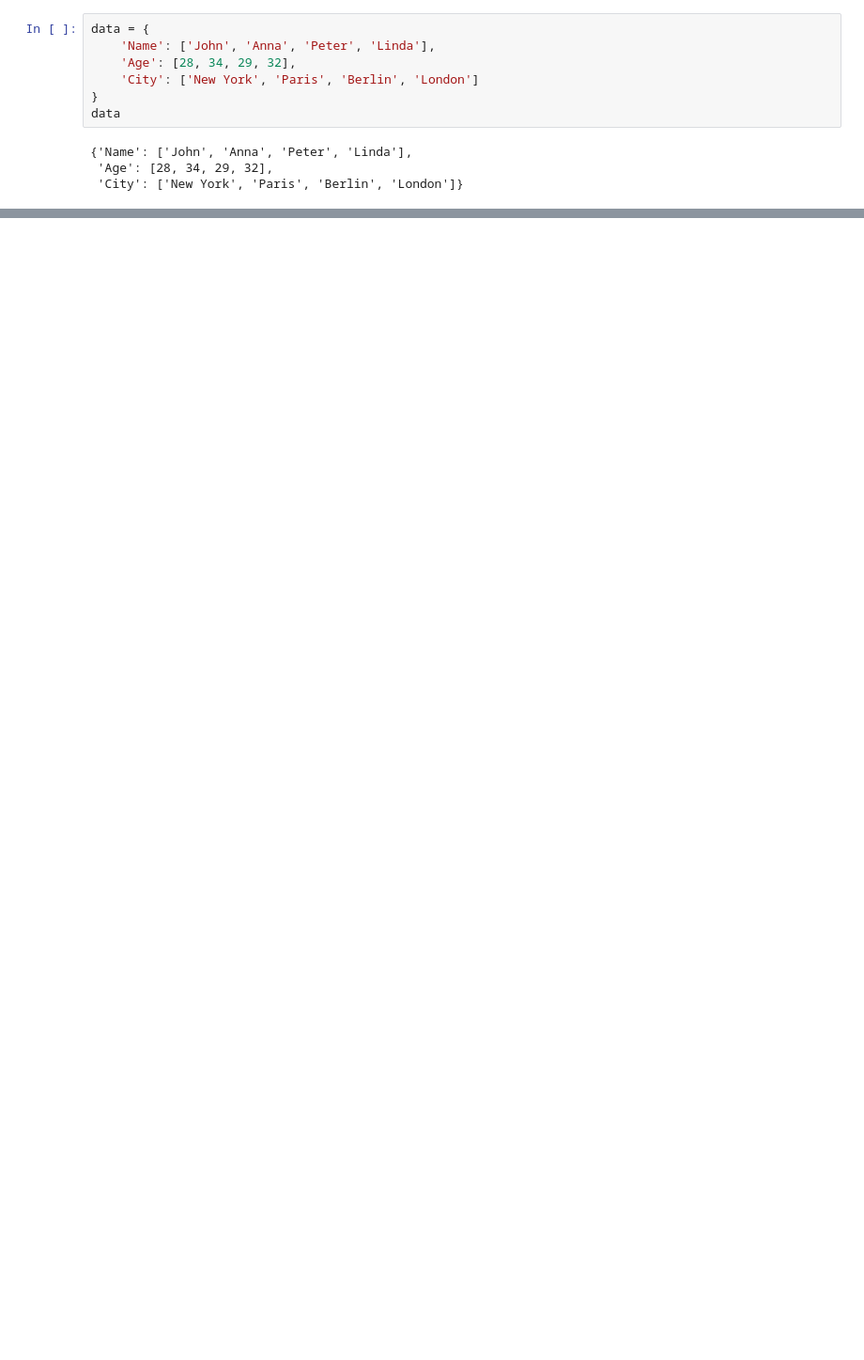
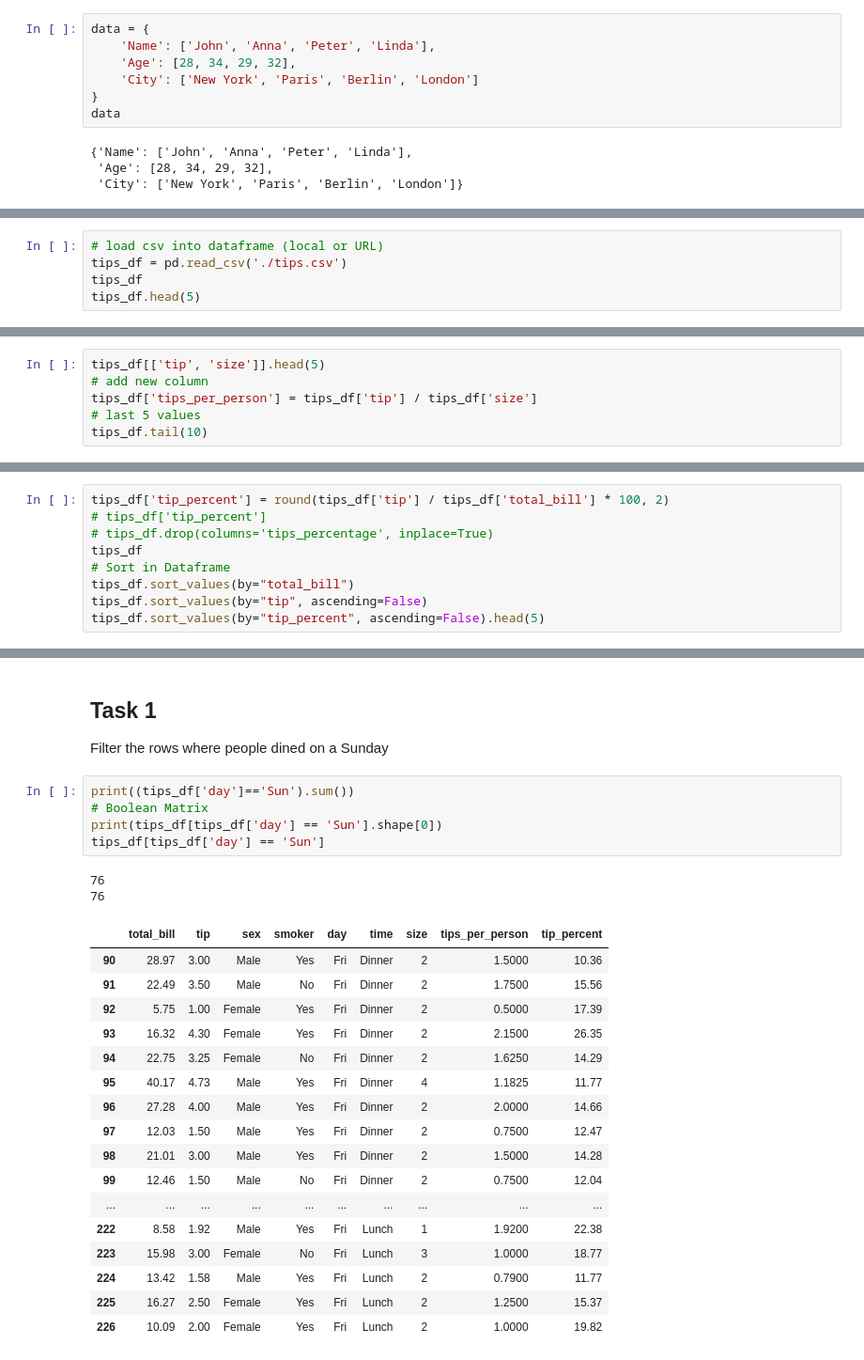
Before and after one commit to QuinlanVic/Python-module-code-notes, a Jupyter notebook: day16_pandas.ipynb, the cells around one changed output, grey strips where cells are left out. Shown at 94% size. Drawn from its saved outputs; the diff is of its cells as text; blank space fills up the shorter version.

Commit message:
up to lunch

```diff
--- a/day16_pandas.ipynb
+++ b/day16_pandas.ipynb
@@ -56,0 +111,5 @@ type(df['Name'])
+# %%
+# load csv into dataframe (local or URL)
+tips_df = pd.read_csv('./tips.csv')
+tips_df
+tips_df.head(5)
@@ -56,0 +151,6 @@ type(df['Name'])
+# %%
+tips_df[['tip', 'size']].head(5)
+# add new column
+tips_df['tips_per_person'] = tips_df['tip'] / tips_df['size']
+# last 5 values
+tips_df.tail(10)
@@ -56,0 +173,9 @@ type(df['Name'])
+# %%
+tips_df['tip_percent'] = round(tips_df['tip'] / tips_df['total_bill'] * 100, 2)
+# tips_df['tip_percent']
+# tips_df.drop(columns='tips_percentage', inplace=True)
+tips_df
+# Sort in Dataframe
+tips_df.sort_values(by="total_bill")
+tips_df.sort_values(by="tip", ascending=False)
+tips_df.sort_values(by="tip_percent", ascending=False).head(5)
@@ -56,0 +189,28 @@ type(df['Name'])
+# %% [markdown]
+## Task 1
+Filter the rows where people dined on a Sunday
+# %%
+print((tips_df['day']=='Sun').sum())
+# Boolean Matrix
+print(tips_df[tips_df['day'] == 'Sun'].shape[0])
+tips_df[tips_df['day'] == 'Sun']
+# %% [output]
+76
+76
+|  | total_bill | tip | sex | smoker | day | time | size | tips_per_person | tip_percent |
+| 90 | 28.97 | 3.00 | Male | Yes | Fri | Dinner | 2 | 1.5000 | 10.36 |
+| 91 | 22.49 | 3.50 | Male | No | Fri | Dinner | 2 | 1.7500 | 15.56 |
+| 92 | 5.75 | 1.00 | Female | Yes | Fri | Dinner | 2 | 0.5000 | 17.39 |
+| 93 | 16.32 | 4.30 | Female | Yes | Fri | Dinner | 2 | 2.1500 | 26.35 |
+| 94 | 22.75 | 3.25 | Female | No | Fri | Dinner | 2 | 1.6250 | 14.29 |
+| 95 | 40.17 | 4.73 | Male | Yes | Fri | Dinner | 4 | 1.1825 | 11.77 |
+| 96 | 27.28 | 4.00 | Male | Yes | Fri | Dinner | 2 | 2.0000 | 14.66 |
+| 97 | 12.03 | 1.50 | Male | Yes | Fri | Dinner | 2 | 0.7500 | 12.47 |
+| 98 | 21.01 | 3.00 | Male | Yes | Fri | Dinner | 2 | 1.5000 | 14.28 |
+| 99 | 12.46 | 1.50 | Male | No | Fri | Dinner | 2 | 0.7500 | 12.04 |
+| ... | ... | ... | ... | ... | ... | ... | ... | ... | ... |
+| 222 | 8.58 | 1.92 | Male | Yes | Fri | Lunch | 1 | 1.9200 | 22.38 |
+| 223 | 15.98 | 3.00 | Female | No | Fri | Lunch | 3 | 1.0000 | 18.77 |
+| 224 | 13.42 | 1.58 | Male | Yes | Fri | Lunch | 2 | 0.7900 | 11.77 |
+| 225 | 16.27 | 2.50 | Female | Yes | Fri | Lunch | 2 | 1.2500 | 15.37 |
+| 226 | 10.09 | 2.00 | Female | Yes | Fri | Lunch | 2 | 1.0000 | 19.82 |
```
Also changed, not shown: parts of 40 cells of this notebook, 3 other files.
